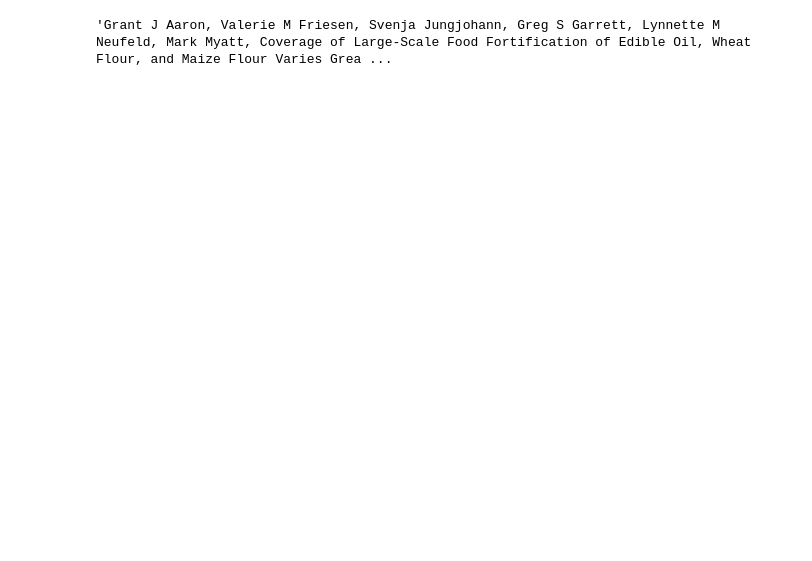
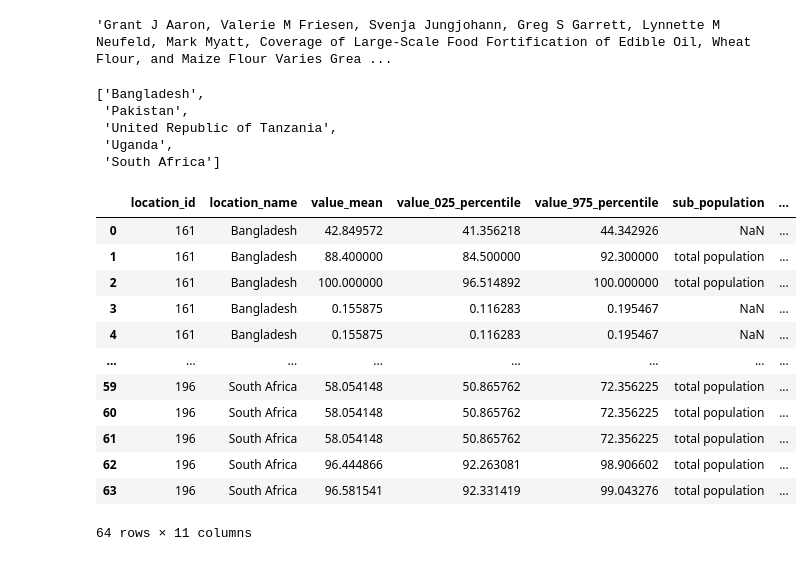
Before and after one commit to ihmeuw/vivarium_research_lsff, a Jupyter notebook: data_prep/pipeline/interim/2021_03_17_clean_population_coverage_data_tier2.ipynb, the cells around one changed output. Saved outputs shown, nothing was run; the diff lists cells and outputs as text; code cells hidden in the pictures; blank space fills up the shorter version.

Commit message:
adding loc_ids and output csv

```diff
--- a/data_prep/pipeline/interim/2021_03_17_clean_population_coverage_data_tier2.ipynb
+++ b/data_prep/pipeline/interim/2021_03_17_clean_population_coverage_data_tier2.ipynb
@@ -1480,0 +1483,24 @@ output.to_csv(save_path_tmp)
+# %%
+location_names
+# %% [output]
+['Bangladesh',
+ 'Pakistan',
+ 'United Republic of Tanzania',
+ 'Uganda',
+ 'South Africa']
+# %%
+outputloc_metadata[['location_id','location_name']].merge(output, on = 'location_name', how = 'right')
+# %% [output]
+|  | location_id | location_name | value_mean | value_025_percentile | value_975_percentile | sub_population | ... |
+| 0 | 161 | Bangladesh | 42.849572 | 41.356218 | 44.342926 | NaN | ... |
+| 1 | 161 | Bangladesh | 88.400000 | 84.500000 | 92.300000 | total population | ... |
+| 2 | 161 | Bangladesh | 100.000000 | 96.514892 | 100.000000 | total population | ... |
+| 3 | 161 | Bangladesh | 0.155875 | 0.116283 | 0.195467 | NaN | ... |
+| 4 | 161 | Bangladesh | 0.155875 | 0.116283 | 0.195467 | NaN | ... |
+| ... | ... | ... | ... | ... | ... | ... | ... |
+| 59 | 196 | South Africa | 58.054148 | 50.865762 | 72.356225 | total population | ... |
+| 60 | 196 | South Africa | 58.054148 | 50.865762 | 72.356225 | total population | ... |
+| 61 | 196 | South Africa | 58.054148 | 50.865762 | 72.356225 | total population | ... |
+| 62 | 196 | South Africa | 96.444866 | 92.263081 | 98.906602 | total population | ... |
+| 63 | 196 | South Africa | 96.581541 | 92.331419 | 99.043276 | total population | ... |
+64 rows × 11 columns
```
Also changed, not shown: parts of 3 cells of this notebook, 1 other file.
